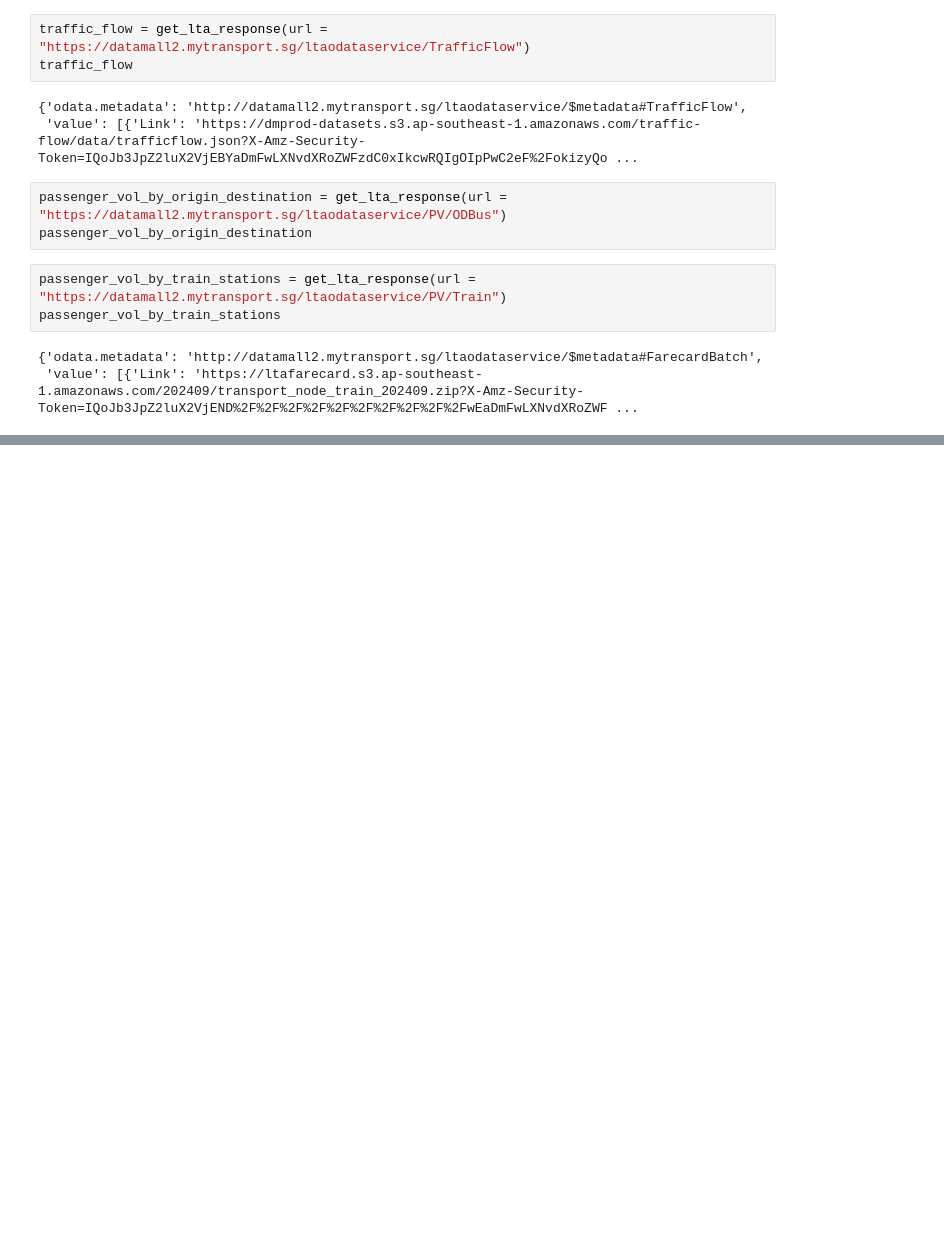
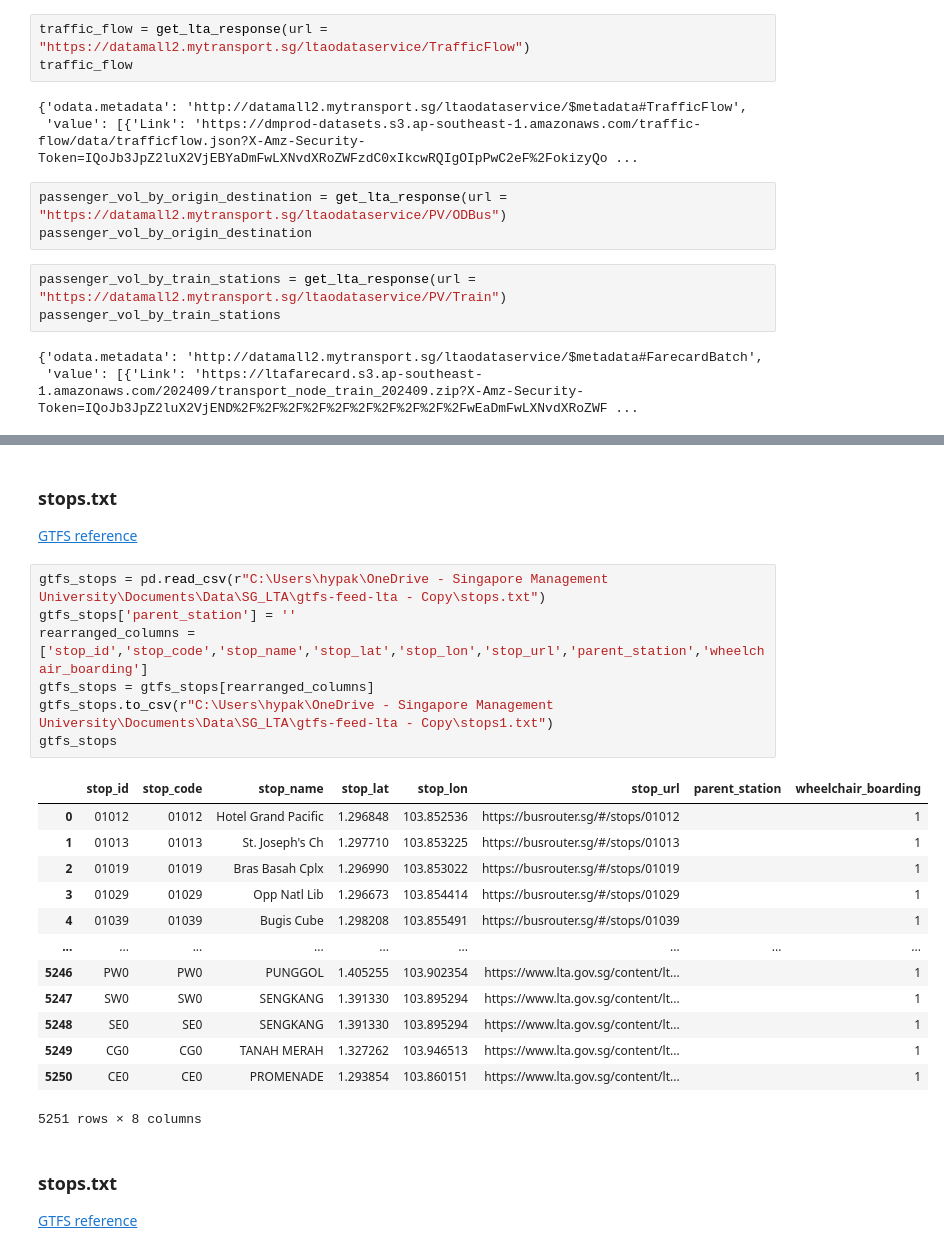
Before and after one commit to pakhuiying/NCCS_analysis, a Jupyter notebook: LTA_API.ipynb, the cells around one changed output, grey strips where cells are left out. Saved outputs shown, nothing was run; the diff lists cells and outputs as text; blank space fills up the shorter version.

```diff
--- a/LTA_API.ipynb
+++ b/LTA_API.ipynb
@@ -132,0 +288,27 @@ passenger_vol_by_train_stations
+# %% [markdown]
+### stops.txt
+[GTFS reference](https://gtfs.org/documentation/schedule/reference/#stopstxt)
+# %%
+gtfs_stops = pd.read_csv(r"C:\Users\hypak\OneDrive - Singapore Management University\Documents\Data\SG_LTA\gtfs-feed-lta - Copy\stops.txt")
+gtfs_stops['parent_station'] = ''
+rearranged_columns = ['stop_id','stop_code','stop_name','stop_lat','stop_lon','stop_url','parent_station','wheelchair_boarding']
+gtfs_stops = gtfs_stops[rearranged_columns]
+gtfs_stops.to_csv(r"C:\Users\hypak\OneDrive - Singapore Management University\Documents\Data\SG_LTA\gtfs-feed-lta - Copy\stops1.txt")
+gtfs_stops
+# %% [output]
+|  | stop_id | stop_code | stop_name | stop_lat | stop_lon | stop_url | parent_station | wheelchair_boarding |
+| 0 | 01012 | 01012 | Hotel Grand Pacific | 1.296848 | 103.852536 | https://busrouter.sg/#/stops/01012 |  | 1 |
+| 1 | 01013 | 01013 | St. Joseph's Ch | 1.297710 | 103.853225 | https://busrouter.sg/#/stops/01013 |  | 1 |
+| 2 | 01019 | 01019 | Bras Basah Cplx | 1.296990 | 103.853022 | https://busrouter.sg/#/stops/01019 |  | 1 |
+| 3 | 01029 | 01029 | Opp Natl Lib | 1.296673 | 103.854414 | https://busrouter.sg/#/stops/01029 |  | 1 |
+| 4 | 01039 | 01039 | Bugis Cube | 1.298208 | 103.855491 | https://busrouter.sg/#/stops/01039 |  | 1 |
+| ... | ... | ... | ... | ... | ... | ... | ... | ... |
+| 5246 | PW0 | PW0 | PUNGGOL | 1.405255 | 103.902354 | https://www.lta.gov.sg/content/lt... |  | 1 |
+| 5247 | SW0 | SW0 | SENGKANG | 1.391330 | 103.895294 | https://www.lta.gov.sg/content/lt... |  | 1 |
+| 5248 | SE0 | SE0 | SENGKANG | 1.391330 | 103.895294 | https://www.lta.gov.sg/content/lt... |  | 1 |
+| 5249 | CG0 | CG0 | TANAH MERAH | 1.327262 | 103.946513 | https://www.lta.gov.sg/content/lt... |  | 1 |
+| 5250 | CE0 | CE0 | PROMENADE | 1.293854 | 103.860151 | https://www.lta.gov.sg/content/lt... |  | 1 |
+5251 rows × 8 columns
+# %% [markdown]
+### stops.txt
+[GTFS reference](https://gtfs.org/documentation/schedule/reference/#stopstxt)
```
Also changed, not shown: parts of 9 cells of this notebook.
